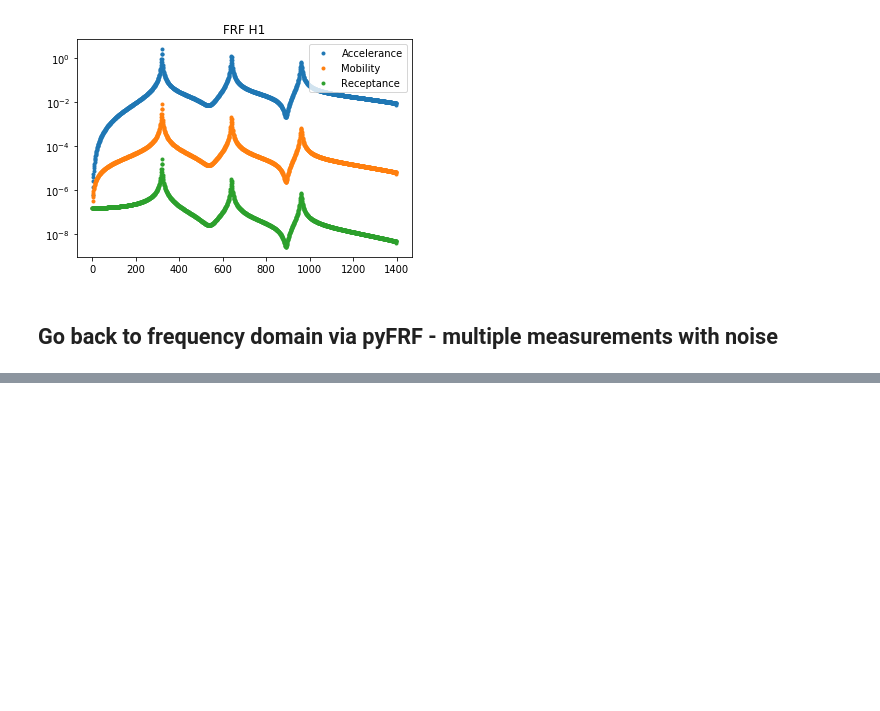
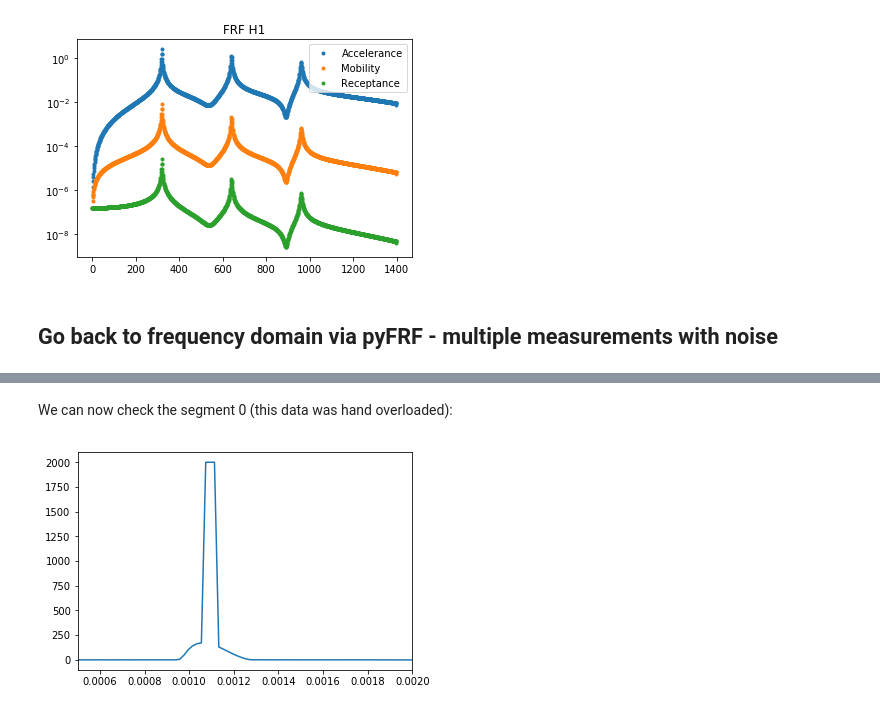
Before and after one commit to ladisk/pyFRF, a Jupyter notebook: Showcase pyFRF.ipynb, the cells around one changed output, grey strips where cells are left out. Cells and saved outputs as stored; diff of their text form; code cells hidden in the pictures; blank space fills up the shorter version.

```diff
--- a/Showcase pyFRF.ipynb
+++ b/Showcase pyFRF.ipynb
@@ -150,0 +198,10 @@ frf_meas = FRF(sampling_freq=1 / (first_meas[0][1] - first_meas[0][0]),
+# %% [markdown]
+We can now check the segment 0 (this data was hand overloaded):
+# %%
+segment = 0
+force = measurement_file[segment]['data'][:,0]
+time = dt*np.arange(len(force))
+plt.plot(time, force, label=f'Segment {segment}')
+plt.xlim(5e-4,20e-4);
+# %% [output]
+[figure, added]
```
Also changed, not shown: parts of 30 cells of this notebook, 10 other files.
